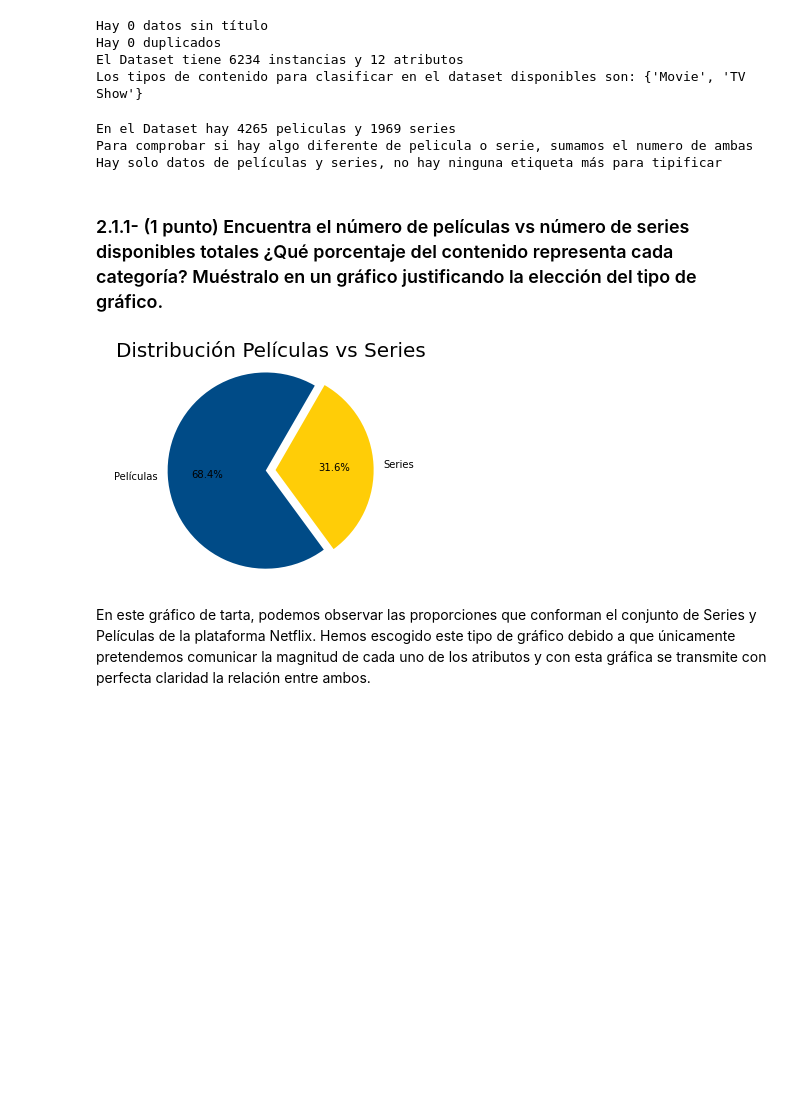
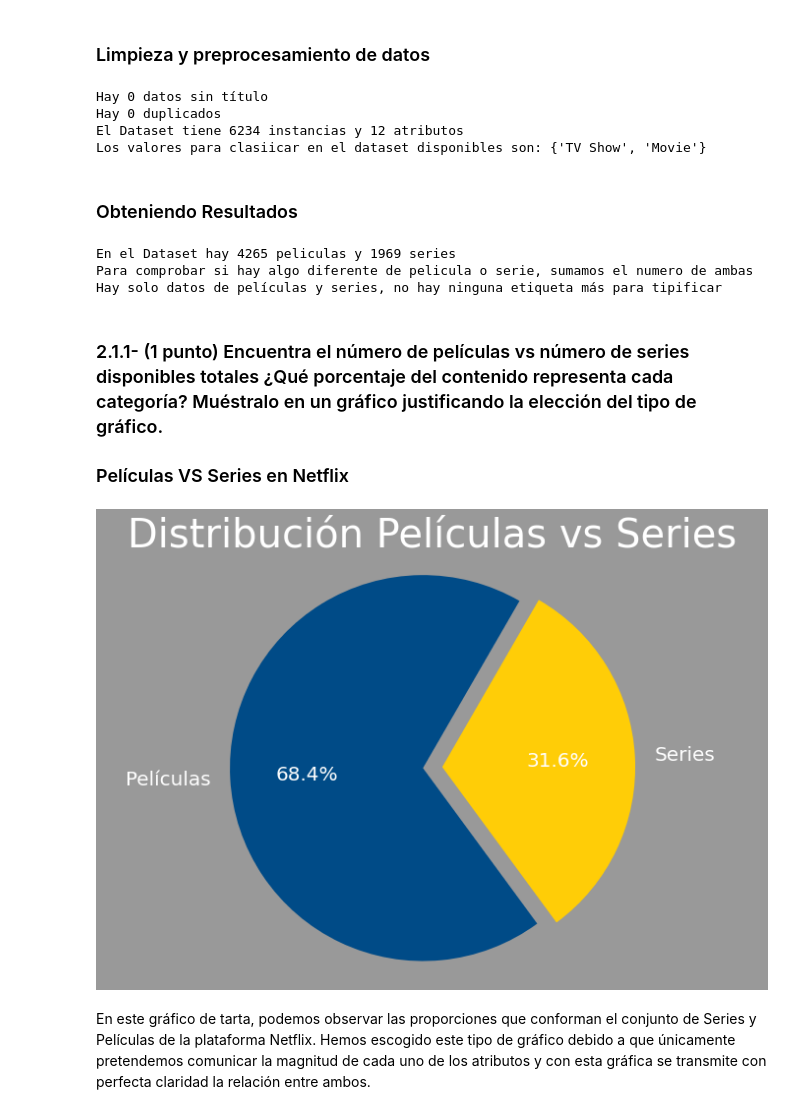
Before and after one commit to Jotivirix/Datamining_UFV, a Jupyter notebook: Lab1/entregable2/Lab1-Entregable2.ipynb, the cells around one changed output. Drawn from its saved outputs; the diff is of its cells as text; code cells hidden in the pictures; blank space fills up the shorter version.

```diff
--- a/Lab1/entregable2/Lab1-Entregable2.ipynb
+++ b/Lab1/entregable2/Lab1-Entregable2.ipynb
@@ -27,6 +30,8 @@ df_netflix.head()
 | 2 | 70234439 | TV Show | Transformers Prime | NaN | Peter Cullen, Sumalee Montano, Fr... | United States | September 8, 2018 | 2013 | TV-Y7-FV | 1 Season | ... |
 | 3 | 80058654 | TV Show | Transformers: Robots in Disguise | NaN | Will Friedle, Darren Criss, Const... | United States | September 8, 2018 | 2016 | TV-Y7 | 1 Season | ... |
 | 4 | 80125979 | Movie | #realityhigh | Fernando Lebrija | Nesta Cooper, Kate Walsh, John Mi... | United States | September 8, 2017 | 2017 | TV-14 | 99 min | ... |
+# %% [markdown]
+### Limpieza y preprocesamiento de datos
 # %%
 #Preprocesamiento de datos
 #Miramos si hay peliculas o series faltantes (Sin Titulo)
@@ -42,12 +47,14 @@ print('El Dataset tiene',df_netflix.shape[0],'instancias y',df_netflix.shape[1],
 
 #Sacamos los diferentes tipos
 tipos = df_netflix["type"]
-print('Los tipos de contenido para clasificar en el dataset disponibles son:',set(tipos))
+print('Los valores para clasiicar en el dataset disponibles son:',set(tipos))
 # %% [output]
 Hay 0 datos sin título
 Hay 0 duplicados
 El Dataset tiene 6234 instancias y 12 atributos
-Los tipos de contenido para clasificar en el dataset disponibles son: {'Movie', 'TV Show'}
+Los valores para clasiicar en el dataset disponibles son: {'TV Show', 'Movie'}
+# %% [markdown]
+### Obteniendo Resultados
 # %%
 #Numero de peliculas
 peliculas = tipos[tipos=="Movie"].count()
@@ -72,21 +79,25 @@ Para comprobar si hay algo diferente de pelicula o serie, sumamos el numero de a
 Hay solo datos de películas y series, no hay ninguna etiqueta más para tipificar
 # %% [markdown]
 ### 2.1.1- (1 punto) Encuentra el número de películas vs número de series disponibles totales ¿Qué porcentaje del contenido representa cada categoría? Muéstralo en un gráfico justificando la elección del tipo de gráfico.
+
+### Películas VS Series en Netflix
 # %%
 #Hemos encontrado que hay 4265 peliculas y 1969 series
 #PieChart
 labels = 'Películas','Series'
 sizes = [peliculas,series]
 colors = ['#004B87', '#FFCD07']
 
-fig1, ax1 = plt.subplots()
-ax1.pie(sizes, explode=(0,0.1), labels=labels, autopct='%1.1f%%',shadow=False, startangle=60, colors=colors)
+plt.rcParams['font.size'] = 20
+fig1, ax1 = plt.subplots(figsize=(12,8),facecolor='#999999')
+ax1.pie(sizes, explode=(0,0.1), labels=labels, autopct='%1.1f%%',
+        shadow=False, startangle=60, textprops={'color':"w"}, colors=colors)
 ax1.axis('equal')  # Equal aspect ratio ensures that pie is drawn as a circle.
-plt.title('Distribución Películas vs Series',fontsize=20)
-plt.savefig('PieChartPelisvsSeries.png')
+plt.title('Distribución Películas vs Series',fontsize=40, color='w')
+plt.savefig('PieChartPelisvsSeries.png',facecolor=fig1.get_facecolor(), transparent=False)
 plt.show()
 # %% [output]
-[figure, old version]
+[figure, new version]
 # %% [markdown]
 En este gráfico de tarta, podemos observar las proporciones que conforman el conjunto de Series y Películas de la plataforma Netflix. Hemos escogido este tipo de gráfico debido a que únicamente pretendemos comunicar la magnitud de cada uno de los atributos y con esta gráfica se transmite con perfecta claridad la relación entre ambos.
 # %% [markdown]
```
Also changed, not shown: parts of 23 cells of this notebook, 2 other files.
